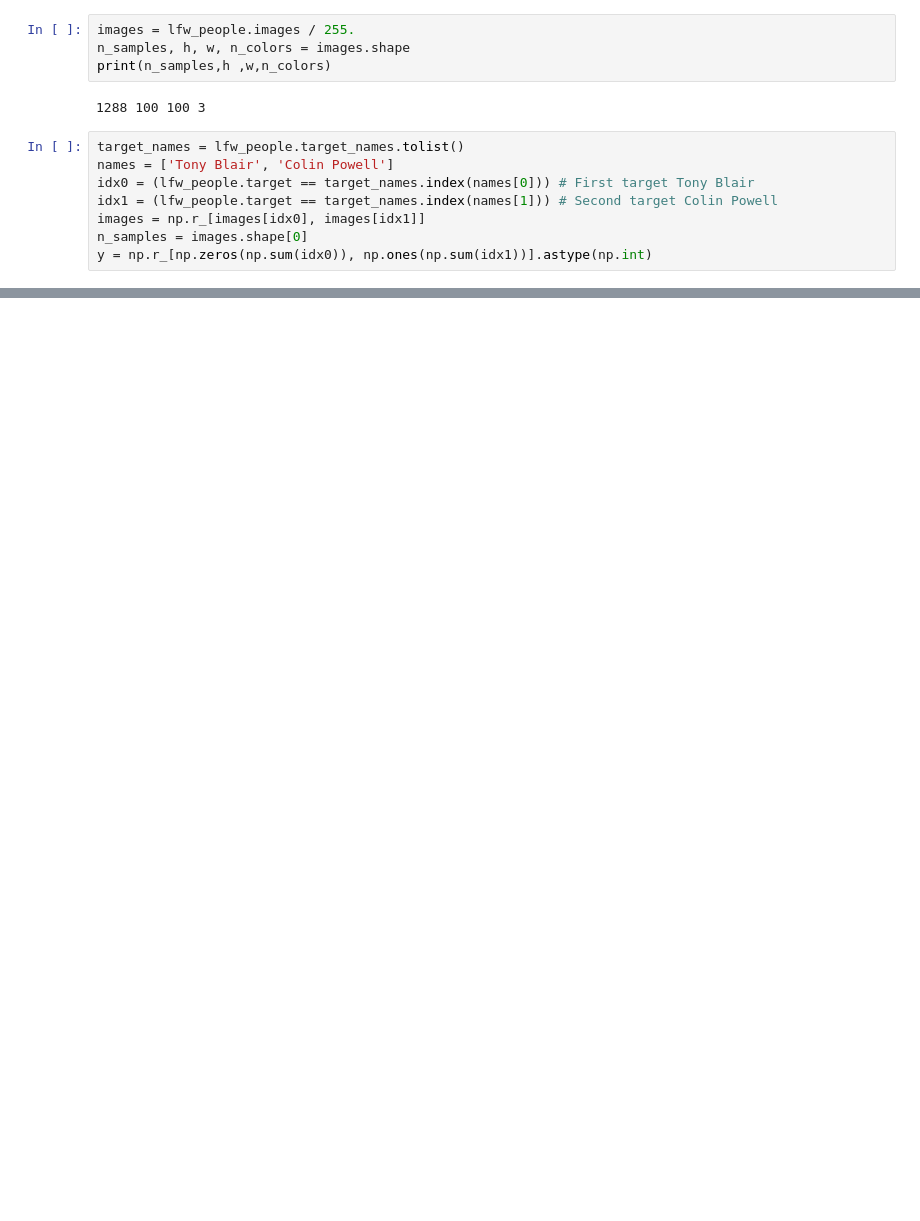
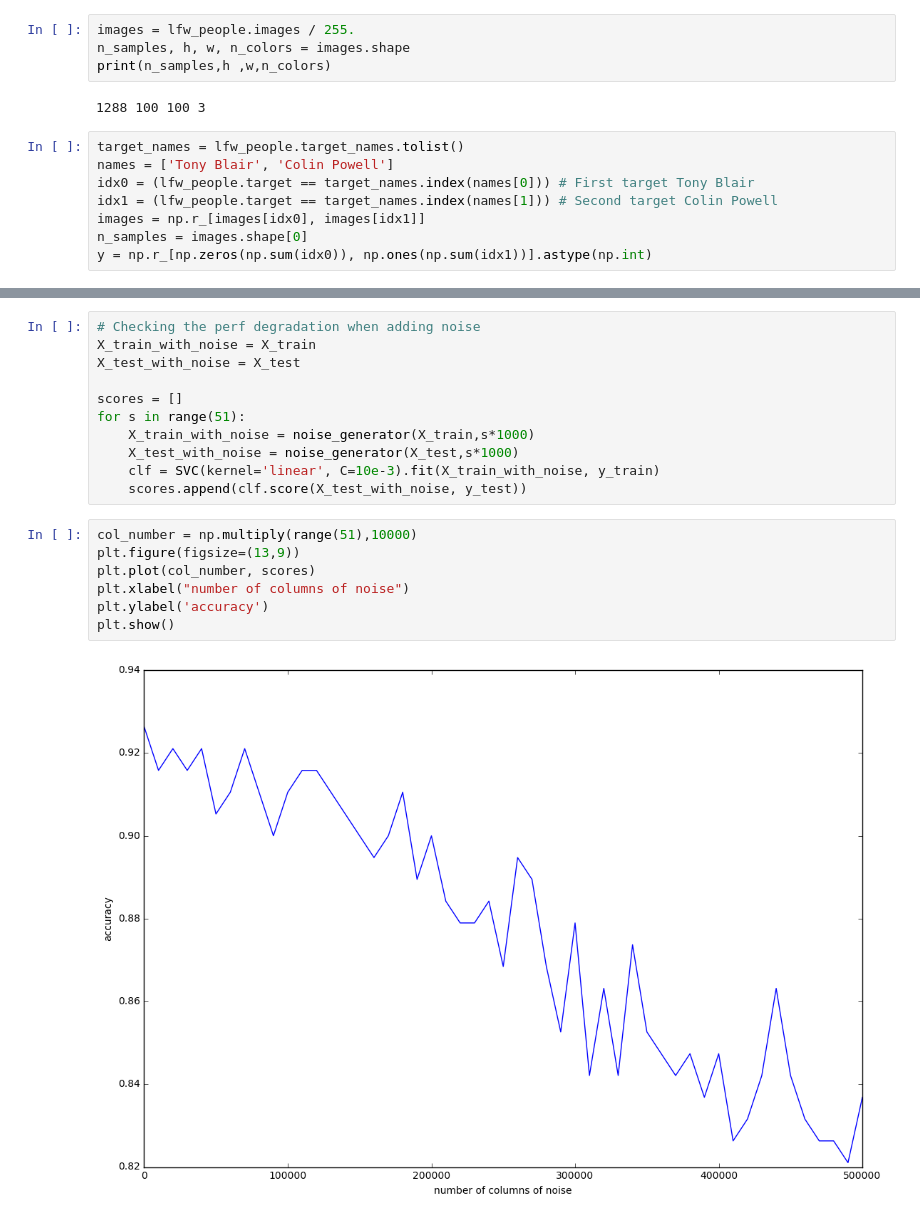
Before and after one commit to rvi008/SVM, a Jupyter notebook: SVM.ipynb, the cells around one changed output, grey strips where cells are left out. Cells and saved outputs as stored; diff of their text form; blank space fills up the shorter version.

```diff
--- a/SVM.ipynb
+++ b/SVM.ipynb
@@ -108,0 +150,20 @@ images_train, images_test = images[train_idx, :, :, :], images[test_idx, :, :, :
+# %%
+# Checking the perf degradation when adding noise
+X_train_with_noise = X_train
+X_test_with_noise = X_test
+
+scores = []
+for s in range(51):
+    X_train_with_noise = noise_generator(X_train,s*1000)
+    X_test_with_noise = noise_generator(X_test,s*1000)
+    clf = SVC(kernel='linear', C=10e-3).fit(X_train_with_noise, y_train)
+    scores.append(clf.score(X_test_with_noise, y_test))
+# %%
+col_number = np.multiply(range(51),10000)
+plt.figure(figsize=(13,9))
+plt.plot(col_number, scores)
+plt.xlabel("number of columns of noise")
+plt.ylabel('accuracy')
+plt.show()
+# %% [output]
+[figure, added]
```
Also changed, not shown: parts of 10 cells of this notebook, 1 other file.
